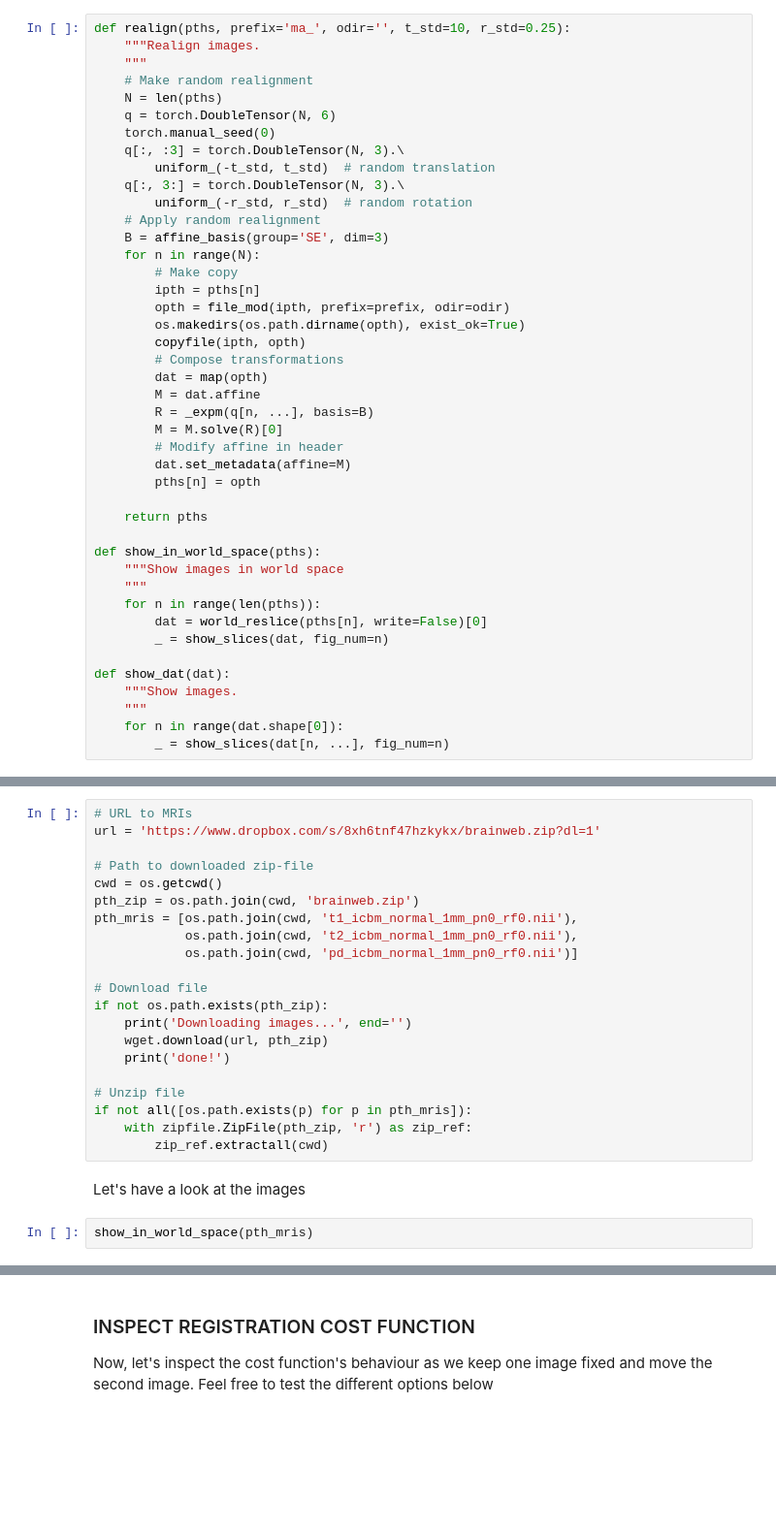
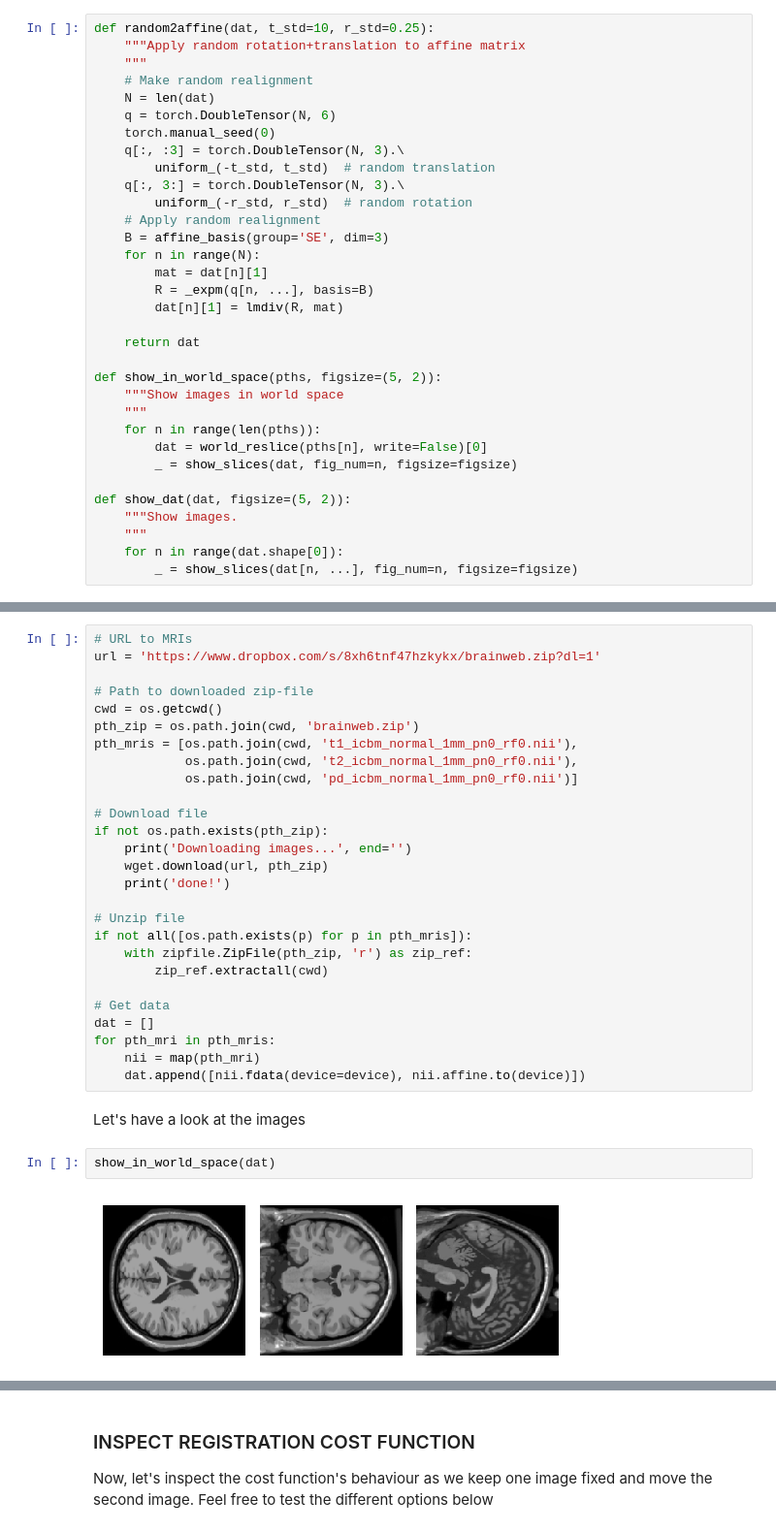
Before and after one commit to balbasty/nitorch, a Jupyter notebook: demo/demo_affine_reg.ipynb, the cells around one changed output, grey strips where cells are left out. Shown at 97% size. Saved outputs shown, nothing was run; the diff lists cells and outputs as text; blank space fills up the shorter version.

Commit message:
Use nitorch built-in lmdiv over torch solve * Replaced use of .solve with .lmdiv in various modules * Did the same in demo notebooks

```diff
--- a/demo/demo_affine_reg.ipynb
+++ b/demo/demo_affine_reg.ipynb
@@ -67,11 +62,11 @@ from nitorch.io import map
 # %% [markdown]
 and define some helper functions
 # %%
-def realign(pths, prefix='ma_', odir='', t_std=10, r_std=0.25):
-    """Realign images.
+def random2affine(dat, t_std=10, r_std=0.25):
+    """Apply random rotation+translation to affine matrix
     """
     # Make random realignment
-    N = len(pths)
+    N = len(dat)
     q = torch.DoubleTensor(N, 6)
     torch.manual_seed(0)
     q[:, :3] = torch.DoubleTensor(N, 3).\
@@ -81,34 +76,24 @@ def realign(pths, prefix='ma_', odir='', t_std=10, r_std=0.25):
     # Apply random realignment
     B = affine_basis(group='SE', dim=3)
     for n in range(N):
-        # Make copy
-        ipth = pths[n]
-        opth = file_mod(ipth, prefix=prefix, odir=odir)
-        os.makedirs(os.path.dirname(opth), exist_ok=True)
-        copyfile(ipth, opth)
-        # Compose transformations
-        dat = map(opth)
-        M = dat.affine
+        mat = dat[n][1]
         R = _expm(q[n, ...], basis=B)
-        M = M.solve(R)[0]
-        # Modify affine in header
-        dat.set_metadata(affine=M)
-        pths[n] = opth
+        dat[n][1] = lmdiv(R, mat)
 
-    return pths
+    return dat
 
-def show_in_world_space(pths):
+def show_in_world_space(pths, figsize=(5, 2)):
     """Show images in world space
     """
     for n in range(len(pths)):
         dat = world_reslice(pths[n], write=False)[0]
-        _ = show_slices(dat, fig_num=n)
+        _ = show_slices(dat, fig_num=n, figsize=figsize)
 
-def show_dat(dat):
+def show_dat(dat, figsize=(5, 2)):
     """Show images.
     """
     for n in range(dat.shape[0]):
-        _ = show_slices(dat[n, ...], fig_num=n)
+        _ = show_slices(dat[n, ...], fig_num=n, figsize=figsize)
 # %% [markdown]
 and get the PyTorch device
 # %%
@@ -142,7 +129,15 @@ if not os.path.exists(pth_zip):
 if not all([os.path.exists(p) for p in pth_mris]):
     with zipfile.ZipFile(pth_zip, 'r') as zip_ref:
         zip_ref.extractall(cwd)
+
+# Get data
+dat = []
+for pth_mri in pth_mris:
+    nii = map(pth_mri)
+    dat.append([nii.fdata(device=device), nii.affine.to(device)])
 # %% [markdown]
 Let's have a look at the images
 # %%
-show_in_world_space(pth_mris)
+show_in_world_space(dat)
+# %% [output]
+[figure, added]
```
Also changed, not shown: parts of 13 cells of this notebook, 7 other files.
